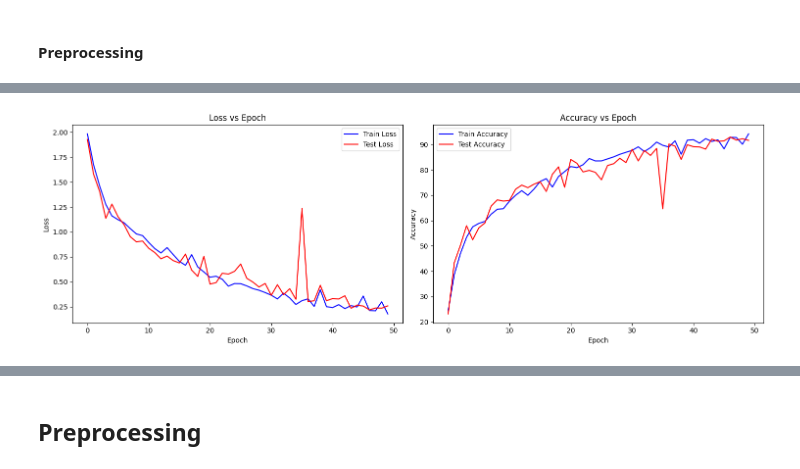
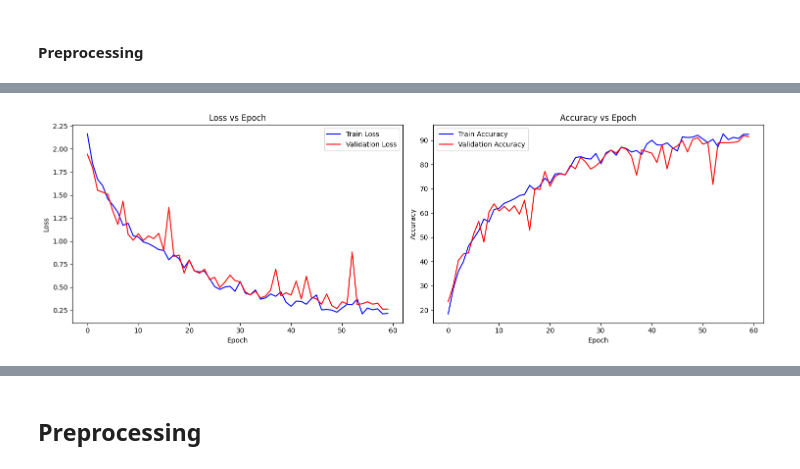
Before and after one commit to ElGrorg/LSTMFallDetection, a Jupyter notebook: coursework2_ai4sd.ipynb, the cells around one changed output, grey strips where cells are left out. Saved outputs shown, nothing was run; the diff lists cells and outputs as text; code cells hidden in the pictures.

Commit message:
Edited train-test-split, added graphs

```diff
--- a/coursework2_ai4sd.ipynb
+++ b/coursework2_ai4sd.ipynb
@@ -303,15 +310,17 @@ class LSTMModel(torch.nn.Module):
 # %%
 train_dataset = torch.utils.data.TensorDataset(X_train, y_train)
 test_dataset = torch.utils.data.TensorDataset(X_test, y_test)
+val_dataset = torch.utils.data.TensorDataset(X_val, y_val)
 
 train_loader = DataLoader(dataset=train_dataset, batch_size=64, shuffle=True)
 test_loader = DataLoader(dataset=test_dataset, batch_size=64, shuffle=False)
+val_loader = DataLoader(dataset=val_dataset, batch_size=64, shuffle=False)
 # %%
-def train(model, device, train_loader, test_loader, optimizer, criterion, n_epochs):
+def train(model, device, train_loader, val_loader, optimizer, criterion, n_epochs):
     train_losses = []
     train_accuracies = []
-    test_losses = []
-    test_accuracies = []
+    val_losses = []
+    val_accuracies = []
 
     for epoch in range(n_epochs):
         model.train()
@@ -339,23 +348,27 @@ def train(model, device, train_loader, test_loader, optimizer, criterion, n_epoc
 
         # Evaluate on test data
         model.eval()
-        test_loss = 0
+        val_loss = 0
         correct = 0
         total = 0
+        all_labels = []
+        all_predictions = []
         with torch.no_grad():
-            for features, labels in test_loader:
+            for features, labels in val_loader:
                 features = features.to(device)
                 labels = labels.to(device)
                 outputs = model(features)
                 loss = criterion(outputs, labels)
-                test_loss += loss.item()
+                val_loss += loss.item()
                 _, predicted = torch.max(outputs.data, 1)
                 total += labels.size(0)
-                correct += (predicted == labels).sum().item()
+                correct += (predicted == torch.argmax(labels, dim=1)).sum().item()
+                all_labels.extend(torch.argmax(labels, dim=1).cpu().numpy())
+                all_predictions.extend(predicted.cpu().numpy())
 
-        test_losses.append(test_loss / len(test_loader))
-        test_accuracies.append(100 * correct / total)
+            val_losses.append(val_loss / len(val_loader))
+            val_accuracies.append(100 * correct / total)
 
-        print(f"Epoch {epoch+1}/{n_epochs}, Train Loss: {train_losses[-1]:.4f}, Train Accuracy: {train_accuracies[-1]:.2f}%, Test Loss: {test_losses[-1]:.4f}, Test Accuracy: {test_accuracies[-1]:.2f}%")
+        print(f"Epoch {epoch+1}/{n_epochs}, Train Loss: {train_losses[-1]:.4f}, Train Accuracy: {train_accuracies[-1]:.2f}%, Validation Loss: {val_losses[-1]:.4f}, Validation Accuracy: {val_accuracies[-1]:.2f}%")
 
-    return train_losses, train_accuracies, test_losses, test_accuracies
+    return train_losses, train_accuracies, val_losses, val_accuracies, all_labels, all_predictions
@@ -379,7 +412,7 @@ device = torch.device('cuda' if torch.cuda.is_available() else 'cpu')
 model = LSTMModel(input_size=3, hidden_size=128, num_layers=2, num_classes=11)
 criterion = torch.nn.CrossEntropyLoss()
 optimizer = torch.optim.Adam(model.parameters(), lr=0.001)
-n_epochs = 50
+n_epochs = 60
 
-train_losses, train_accuracies, test_losses, test_accuracies = train(model, device, train_loader, test_loader, optimizer, criterion, n_epochs)
+train_losses, train_accuracies, val_losses, val_accuracies, all_labels, all_predictions = train(model, device, train_loader, val_loader, optimizer, criterion, n_epochs)
 # %% [output]
@@ -399,16 +432,16 @@ Epoch 12/50, Train Loss: 0.8332, Train Accuracy: 69.99%, Test Loss: 0.7934, Test
 # %%
-def plot_loss_accuracy(train_losses, train_accuracies, test_losses, test_accuracies):
+def plot_loss_accuracy(train_losses, train_accuracies, val_losses, val_accuracies):
     fig, axes = plt.subplots(nrows=1, ncols=2, figsize=(15, 5))
 
     axes[0].plot(train_losses, label='Train Loss', color='b')
-    axes[0].plot(test_losses, label='Test Loss', color='r')
+    axes[0].plot(val_losses, label='Validation Loss', color='r')
     axes[0].set_title('Loss vs Epoch')
     axes[0].set_xlabel('Epoch')
     axes[0].set_ylabel('Loss')
     axes[0].legend()
 
     axes[1].plot(train_accuracies, label='Train Accuracy', color='b')
-    axes[1].plot(test_accuracies, label='Test Accuracy', color='r')
+    axes[1].plot(val_accuracies, label='Validation Accuracy', color='r')
     axes[1].set_title('Accuracy vs Epoch')
     axes[1].set_xlabel('Epoch')
     axes[1].set_ylabel('Accuracy')
@@ -417,6 +450,6 @@ def plot_loss_accuracy(train_losses, train_accuracies, test_losses, test_accurac
     plt.tight_layout()
     plt.show()
 # %%
-plot_loss_accuracy(train_losses, train_accuracies, test_losses, test_accuracies)
+plot_loss_accuracy(train_losses, train_accuracies, val_losses, val_accuracies)
 # %% [output]
-[figure, old version]
+[figure, new version]
```
Also changed, not shown: parts of 36 cells of this notebook.
